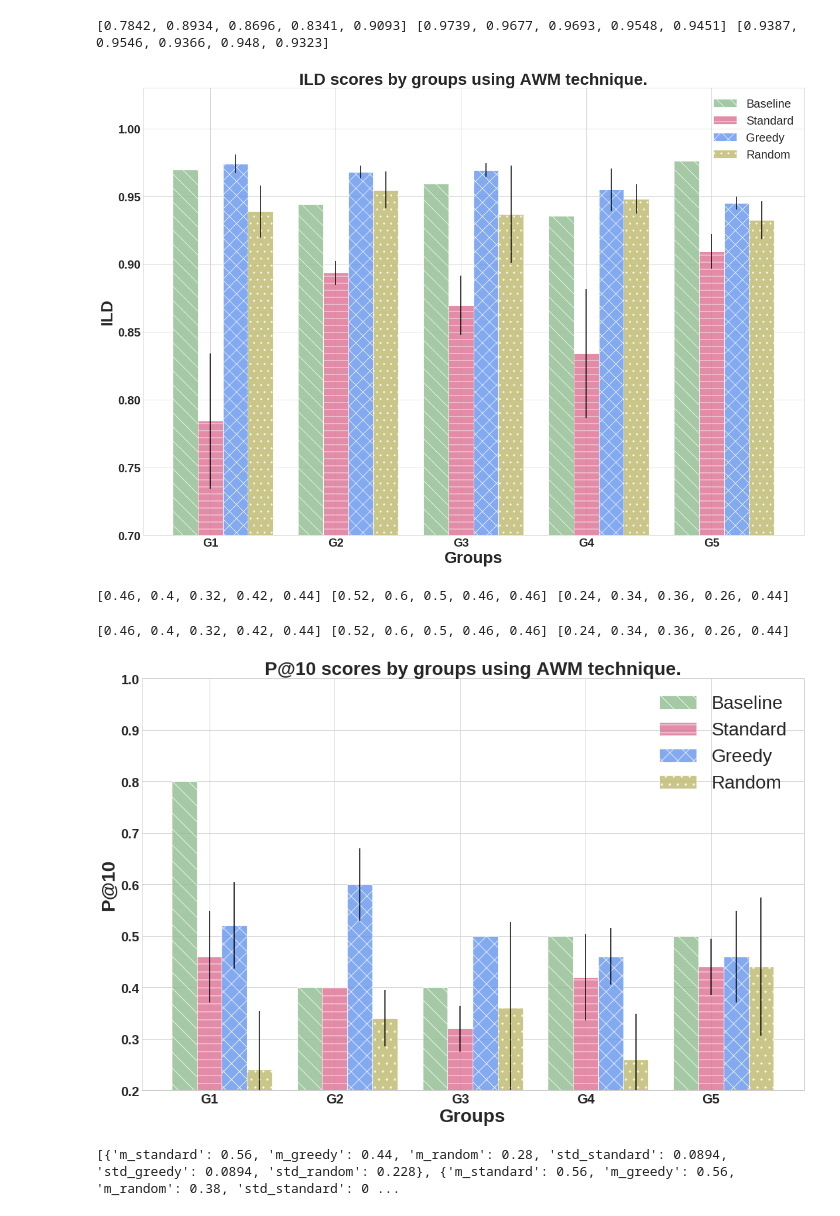
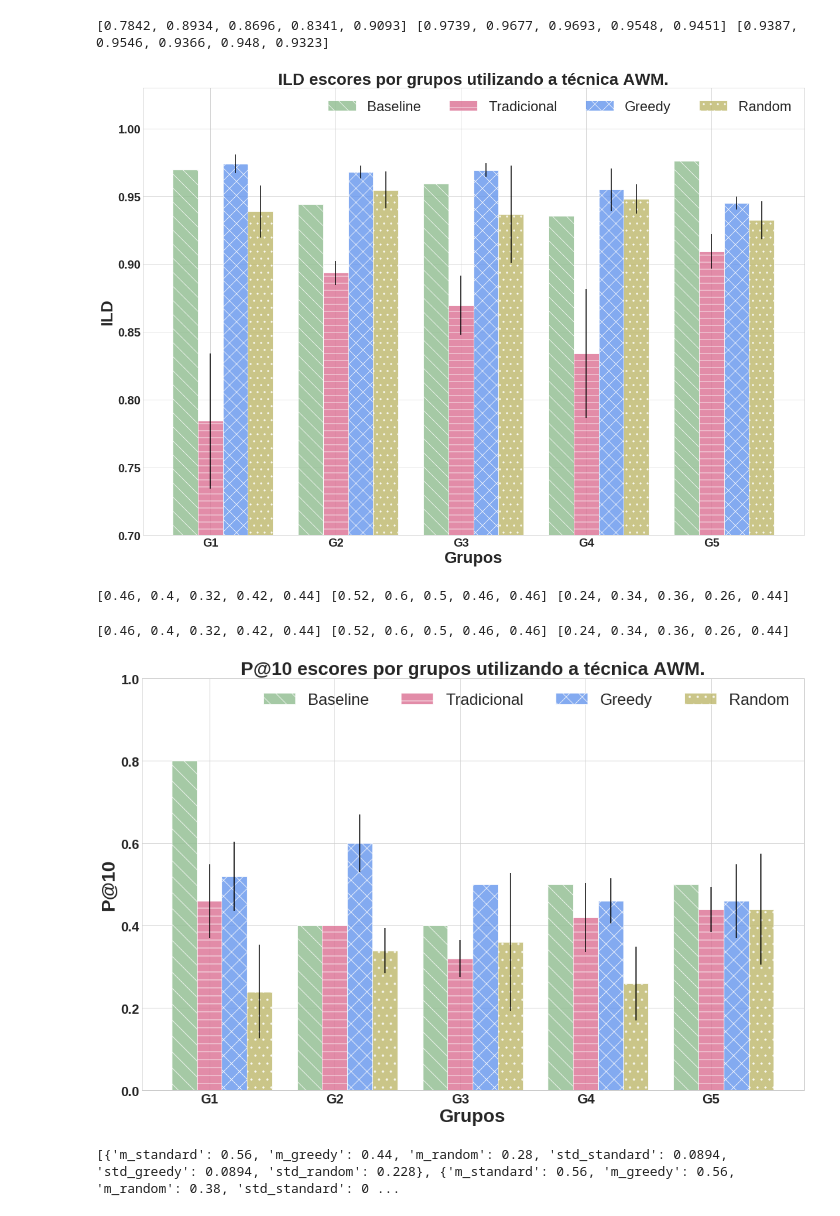
Before and after one commit to amandachagas/surprise-test, a Jupyter notebook: notebooks/Graphs.ipynb, the cells around one changed output. Cells and saved outputs as stored; diff of their text form; code cells hidden in the pictures.

```diff
--- a/notebooks/Graphs.ipynb
+++ b/notebooks/Graphs.ipynb
@@ -308,28 +308,28 @@ bar_width = 0.2
 opacity = 0.8
 
 line1 = plt.bar(index, baseline_ild, bar_width, alpha=opacity, color='darkseagreen', label='Baseline', hatch="\\", edgecolor='white')
-line2 = plt.bar(index + bar_width, m_standard, bar_width, alpha=opacity, color='palevioletred', yerr=std_standard,  label='Standard', hatch="-", edgecolor='white')
+line2 = plt.bar(index + bar_width, m_standard, bar_width, alpha=opacity, color='palevioletred', yerr=std_standard,  label='Tradicional', hatch="-", edgecolor='white')
 line3 = plt.bar(index + bar_width + bar_width, m_greedy, bar_width, alpha=opacity, color='cornflowerblue', yerr=std_greedy, label='Greedy', hatch="x", edgecolor='white')
 line4 = plt.bar(index + bar_width + bar_width + bar_width, m_random, bar_width, alpha=opacity, color='darkkhaki', yerr=std_random, label='Random', hatch=".", edgecolor='white')
 
 
-plt.xlabel('Groups', fontweight="bold", fontsize=28)
+plt.xlabel('Grupos', fontweight="bold", fontsize=28)
 plt.ylabel('ILD', fontweight="bold", fontsize=28)
-plt.title('ILD scores by groups using AWM technique.', fontweight="bold", fontsize=28)
+plt.title('ILD escores por grupos utilizando a técnica AWM.', fontweight="bold", fontsize=28)
 plt.xticks(index + bar_width, ('G1', 'G2', 'G3', 'G4', 'G5'), fontweight="bold", fontsize=20)
 plt.yticks(fontweight="bold", fontsize=20)
 
-plt.legend(fontsize=20)
+plt.legend(fontsize=24, ncol=4)
 
 axes = plt.gca()
 # axes.set_xlim([xmin,xmax])
 axes.set_ylim([0.7,None])
 
-plt.savefig('ild_scores_by_groups_enhanced_AWM.png', transparent=True)
+plt.savefig('ild_scores_by_groups_enhanced_AWM_pt.png', transparent=True)
 plt.tight_layout()
 plt.show()
 # %% [output]
-[figure, old version]
+[figure, new version]
 # %%
 m_standard_p10 = []
 m_greedy_p10 = []
@@ -361,40 +361,40 @@ m_greedy = m_greedy_p10
 m_random = m_random_p10
 std_standard = std_standard_p10
 std_greedy = std_greedy_p10
 std_random = std_random_p10
 
 print(m_standard, m_greedy, m_random)
 
 # create plot
 fig, ax = plt.subplots()
 index = np.arange(n)
 bar_width = 0.2
 opacity = 0.8
 
 line1 = plt.bar(index, baseline_p10, bar_width, alpha=opacity, color='darkseagreen', label='Baseline', hatch="\\", edgecolor='white')
-line2 = plt.bar(index + bar_width, m_standard, bar_width, alpha=opacity, color='palevioletred', yerr=std_standard,  label='Standard', hatch="-", edgecolor='white')
+line2 = plt.bar(index + bar_width, m_standard, bar_width, alpha=opacity, color='palevioletred', yerr=std_standard,  label='Tradicional', hatch="-", edgecolor='white')
 line3 = plt.bar(index + bar_width + bar_width, m_greedy, bar_width, alpha=opacity, color='cornflowerblue', yerr=std_greedy, label='Greedy', hatch="x", edgecolor='white')
 line4 = plt.bar(index + bar_width + bar_width + bar_width, m_random, bar_width, alpha=opacity, color='darkkhaki', yerr=std_random, label='Random', hatch=".", edgecolor='white')
 
 
-plt.xlabel('Groups', fontweight="bold", fontsize=28)
+plt.xlabel('Grupos', fontweight="bold", fontsize=28)
 plt.ylabel('P@10', fontweight="bold", fontsize=28)
-plt.title('P@10 scores by groups using AWM technique.', fontweight="bold", fontsize=28)
+plt.title('P@10 escores por grupos utilizando a técnica AWM.', fontweight="bold", fontsize=28)
 plt.xticks(index + bar_width, ('G1', 'G2', 'G3', 'G4', 'G5'), fontweight="bold", fontsize=20)
 plt.yticks(fontweight="bold", fontsize=20)
 
-plt.legend(fontsize=28)
+plt.legend(fontsize=24, ncol=4)
 
 axes = plt.gca()
 # axes.set_xlim([xmin,xmax])
-axes.set_ylim([0.2,1.0])
+axes.set_ylim([0,1.0])
 
-plt.savefig('p@10_scores_by_groups_AWM.png', transparent=True)
+plt.savefig('p@10_scores_by_groups_AWM_pt.png', transparent=True)
 plt.tight_layout()
 plt.show()
 # %% [output]
 [0.46, 0.4, 0.32, 0.42, 0.44] [0.52, 0.6, 0.5, 0.46, 0.46] [0.24, 0.34, 0.36, 0.26, 0.44]
-[figure, old version]
+[figure, new version]
 # %%
 prop_p10 = [
     [
```
Also changed, not shown: parts of 4 cells of this notebook, 6 other files.
